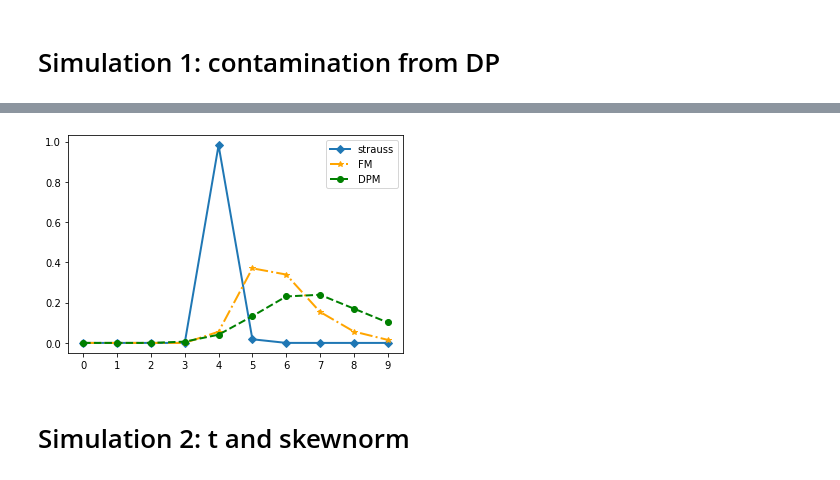
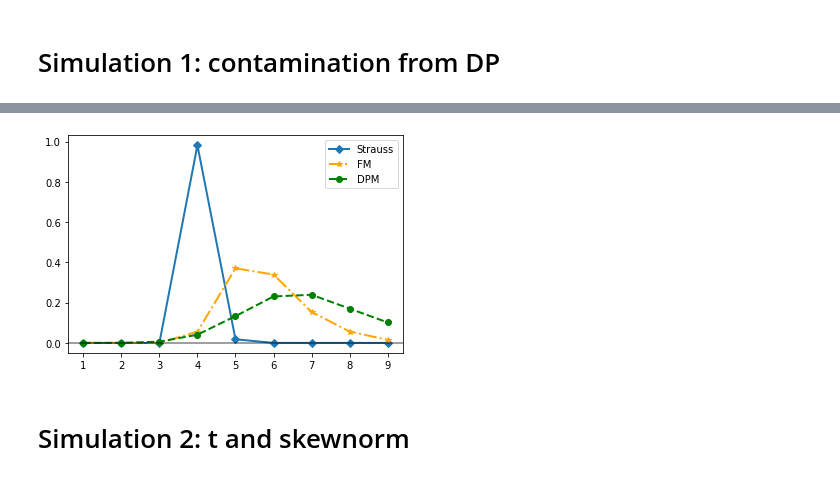
Before and after one commit to LGhilotti/pp_mix, a Jupyter notebook: Simulation vs FM and DPM.ipynb, the cells around one changed output, grey strips where cells are left out. Saved outputs shown, nothing was run; the diff lists cells and outputs as text; code cells hidden in the pictures.

```diff
--- a/Simulation vs FM and DPM.ipynb
+++ b/Simulation vs FM and DPM.ipynb
@@ -68,28 +70,30 @@ NameError: name 'f0' is not defined
 # %%
 # plot number of clusters
 
 k_chain_raf = np.loadtxt("data/data_univ_miller_dunson_K_raf.txt")
 k_chain_bnp = np.loadtxt("data/data_univ_miller_dunson_K_bnpmix.txt")
 k_chain_strauss = np.array([max(x.clus_alloc) + 1 for x in strauss_chains])
 
-bars = np.arange(0, 10)
+
+bars = np.arange(1, 10)
 heights = np.array([np.sum(k_chain_strauss == i) for i in bars]) / len(k_chain_strauss)
-plt.plot(bars, heights, 'D-', label="strauss", linewidth=2)
+plt.plot(bars, heights, 'D-', label="Strauss", linewidth=2)
 
 heights = np.array([np.sum(k_chain_raf == i) for i in bars]) / len(k_chain_raf)
 plt.plot(bars, heights, '*-.', label="FM", linewidth=2, color="orange")
 
 heights = np.array([np.sum(k_chain_bnp == i) for i in bars]) / len(k_chain_bnp)
 plt.plot(bars, heights, 'o--', label="DPM", linewidth=2, color="green")
 
 plt.xticks(bars)
 
 plt.legend()
-plt.savefig("images/k_chain_strauss_fm_dpm_1.pdf")
+plt.axhline(y=0, color='k', alpha=0.5)
+# plt.savefig("images/k_chain_strauss_fm_dpm_1.pdf")
 
 plt.show()
 # %% [output]
-[figure, old version]
+[figure, new version]
 # %% [markdown]
 # Simulation 2: t and skewnorm
 # %%
```
Also changed, not shown: parts of 4 cells of this notebook, 4 other files.
